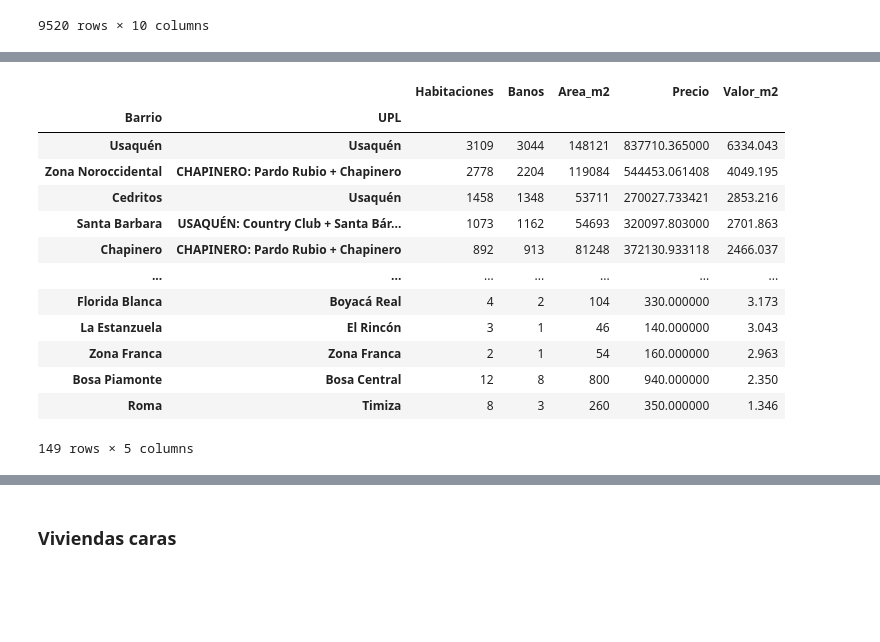
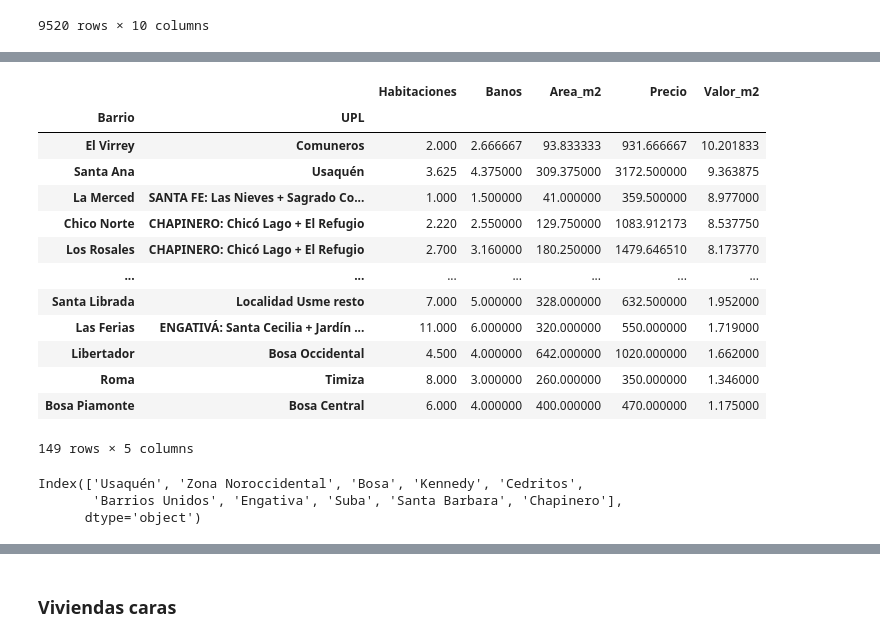
Before and after one commit to avanegasp/Proyecto_Final_Ucataluna, a Jupyter notebook: Proyecto_Final_UCataluña.ipynb, the cells around one changed output, grey strips where cells are left out. Drawn from its saved outputs; the diff is of its cells as text; code cells hidden in the pictures; blank space fills up the shorter version.

```diff
--- a/Proyecto_Final_UCataluña.ipynb
+++ b/Proyecto_Final_UCataluña.ipynb
@@ -594,20 +594,27 @@ viviendas_4.head(10)
 | 8 | Apartamento | Apartamento en venta en El Chicó | 3 | 2 | 159 | El Chicó | CHAPINERO: Chicó Lago + El Refugio | $ 850.000.000 | $ | 850.0 | ... |
 | 9 | Apartamento | Apartamento en venta en Bella Suiza | 2 | 2 | 80 | Bella Suiza | USAQUÉN: Country Club + Santa Bár... | $ 642.000.000 | $ | 642.0 | ... |
 # %%
-neighbor_data = viviendas_4.groupby(['Barrio', 'UPL']).sum().sort_values(by='Valor_m2', ascending=False)
+neighbor_data = viviendas_4.groupby(['Barrio', 'UPL']).mean().sort_values(by='Valor_m2', ascending=False)
 neighbor_data
 # %% [output]
 |  |  | Habitaciones | Banos | Area_m2 | Precio | Valor_m2 |
 | Barrio | UPL |  |  |  |  |  |
-| Usaquén | Usaquén | 3109 | 3044 | 148121 | 837710.365000 | 6334.043 |
-| Zona Noroccidental | CHAPINERO: Pardo Rubio + Chapinero | 2778 | 2204 | 119084 | 544453.061408 | 4049.195 |
-| Cedritos | Usaquén | 1458 | 1348 | 53711 | 270027.733421 | 2853.216 |
-| Santa Barbara | USAQUÉN: Country Club + Santa Bár... | 1073 | 1162 | 54693 | 320097.803000 | 2701.863 |
-| Chapinero | CHAPINERO: Pardo Rubio + Chapinero | 892 | 913 | 81248 | 372130.933118 | 2466.037 |
+| El Virrey | Comuneros | 2.000 | 2.666667 | 93.833333 | 931.666667 | 10.201833 |
+| Santa Ana | Usaquén | 3.625 | 4.375000 | 309.375000 | 3172.500000 | 9.363875 |
+| La Merced | SANTA FE: Las Nieves + Sagrado Co... | 1.000 | 1.500000 | 41.000000 | 359.500000 | 8.977000 |
+| Chico Norte | CHAPINERO: Chicó Lago + El Refugio | 2.220 | 2.550000 | 129.750000 | 1083.912173 | 8.537750 |
+| Los Rosales | CHAPINERO: Chicó Lago + El Refugio | 2.700 | 3.160000 | 180.250000 | 1479.646510 | 8.173770 |
 | ... | ... | ... | ... | ... | ... | ... |
-| Florida Blanca | Boyacá Real | 4 | 2 | 104 | 330.000000 | 3.173 |
-| La Estanzuela | El Rincón | 3 | 1 | 46 | 140.000000 | 3.043 |
-| Zona Franca | Zona Franca | 2 | 1 | 54 | 160.000000 | 2.963 |
-| Bosa Piamonte | Bosa Central | 12 | 8 | 800 | 940.000000 | 2.350 |
-| Roma | Timiza | 8 | 3 | 260 | 350.000000 | 1.346 |
+| Santa Librada | Localidad Usme resto | 7.000 | 5.000000 | 328.000000 | 632.500000 | 1.952000 |
+| Las Ferias | ENGATIVÁ: Santa Cecilia + Jardín ... | 11.000 | 6.000000 | 320.000000 | 550.000000 | 1.719000 |
+| Libertador | Bosa Occidental | 4.500 | 4.000000 | 642.000000 | 1020.000000 | 1.662000 |
+| Roma | Timiza | 8.000 | 3.000000 | 260.000000 | 350.000000 | 1.346000 |
+| Bosa Piamonte | Bosa Central | 6.000 | 4.000000 | 400.000000 | 470.000000 | 1.175000 |
 149 rows × 5 columns
+# %%
+top_neighbor = viviendas_4['Barrio'].value_counts()[:10].index
+top_neighbor
+# %% [output]
+Index(['Usaquén', 'Zona Noroccidental', 'Bosa', 'Kennedy', 'Cedritos',
+       'Barrios Unidos', 'Engativa', 'Suba', 'Santa Barbara', 'Chapinero'],
+      dtype='object')
```
Also changed, not shown: parts of 37 cells of this notebook.
